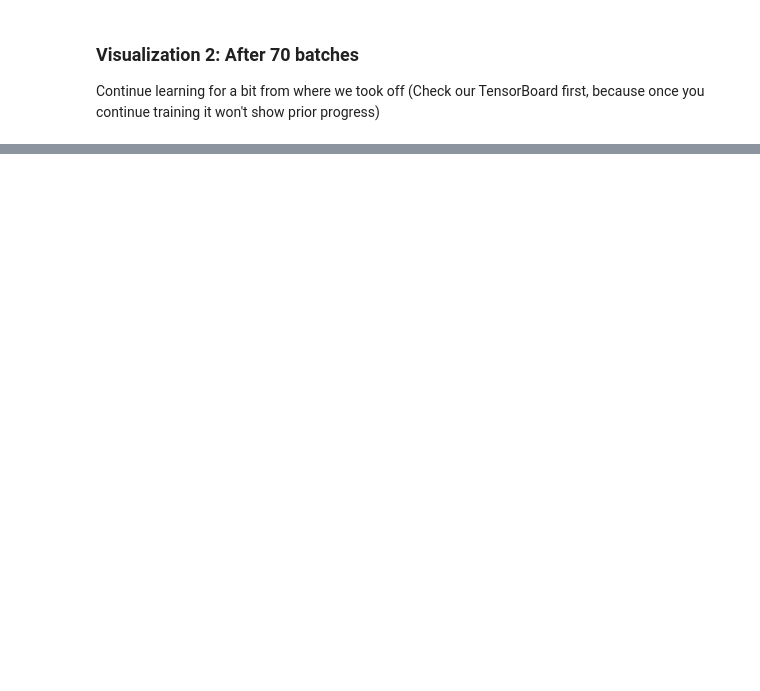
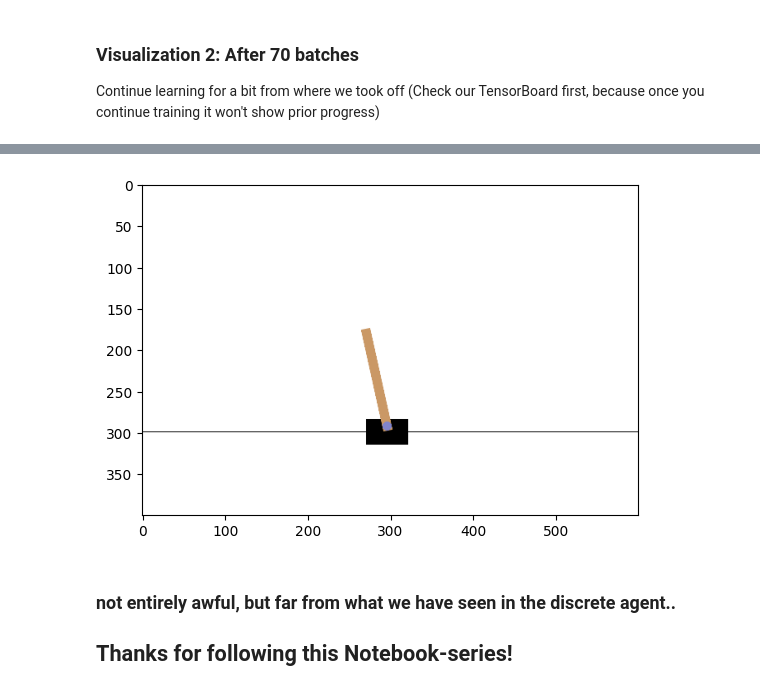
Before and after one commit to grubeben/194.077-Applied-Deep-Learning, a Jupyter notebook: REPORT_continuous_distinct_NN.ipynb, the cells around one changed output, grey strips where cells are left out. Saved outputs shown, nothing was run; the diff lists cells and outputs as text; code cells hidden in the pictures; blank space fills up the shorter version.

```diff
--- a/REPORT_continuous_distinct_NN.ipynb
+++ b/REPORT_continuous_distinct_NN.ipynb
@@ -152,0 +198,10 @@ tb_pretrained = os.getcwd()+'/training_continuous/distinct_NN/pretrained/'
+# %%
+best_session = train.Session(converged_reward_limit=195, env_str="ContinuousCartPoleEnv", gradient_clipnorm=None, lr_actor=0.0002, lr_critic=0.001, activation_function='relu', initializer='normal',
+                      specification="SHOWCASE", state_normalization=False, batch_normalization=True, use_existing_policy=True, policy="pretrained/CCartPole_relu_normal_lr_0.0002_0.001_BATCH_NORMALIZATION")
+best_session.test(num_episodes=3)
+# %% [output]
+[figure, added]
+# %% [markdown]
+### not entirely awful, but far from what we have seen in the discrete agent..
+
+## Thanks for following this Notebook-series!
```
Also changed, not shown: parts of 13 cells of this notebook, 44 other files.
